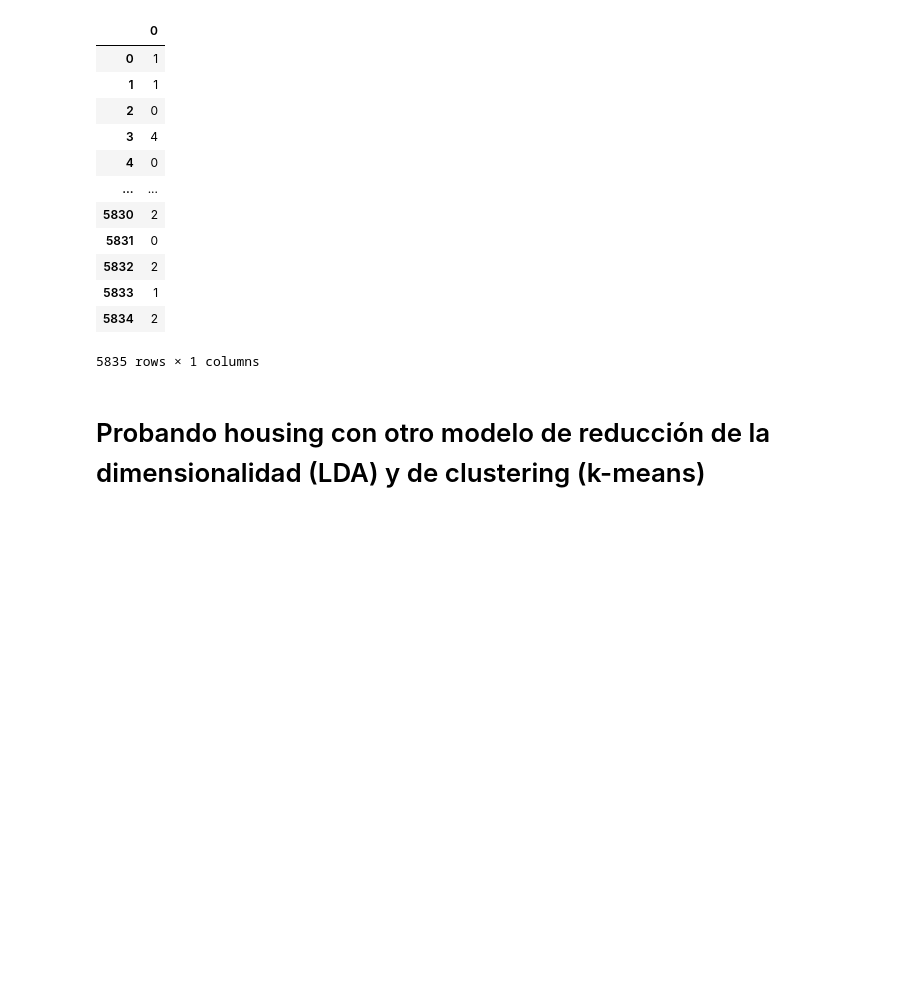
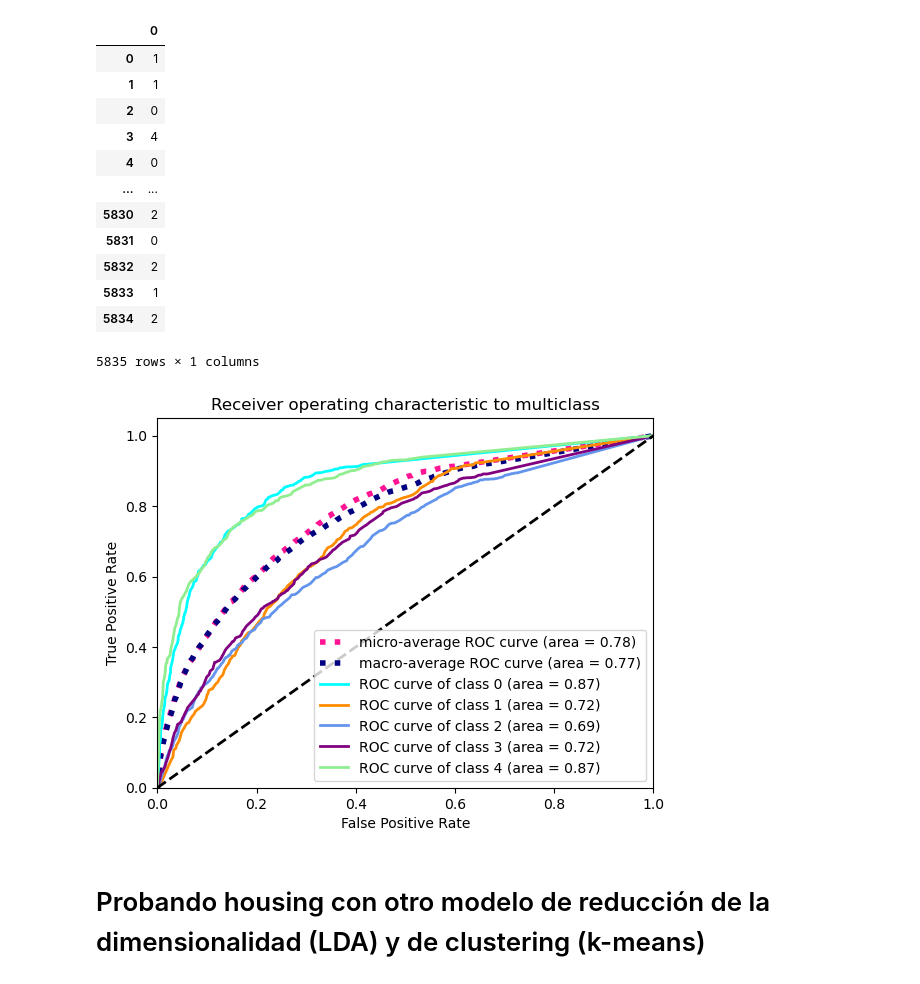
Before and after one commit to Vic263RP/MIA3-Formacion-2023-UV-AI, a Jupyter notebook: B1_HerramientasParaIA/T4_MachineLearning/Tarea4/Rodriguez_Part_Victor.ipynb, the cells around one changed output. Saved outputs shown, nothing was run; the diff lists cells and outputs as text; code cells hidden in the pictures; blank space fills up the shorter version.

```diff
--- a/B1_HerramientasParaIA/T4_MachineLearning/Tarea4/Rodriguez_Part_Victor.ipynb
+++ b/B1_HerramientasParaIA/T4_MachineLearning/Tarea4/Rodriguez_Part_Victor.ipynb
@@ -361,6 +448,12 @@ pd.DataFrame(pipeline_housing.predecir(pipeline_housing.test_reducido))
 | 5833 | 1 |
 | 5834 | 2 |
 5835 rows × 1 columns
+# %%
+X = pd.DataFrame(pipeline_housing.test_reducido)
+y = pipeline_housing.test.loc[:,'median_house_value']
+pipeline_housing.summary_results(X, y)
+# %% [output]
+[figure, added]
 # %% [markdown]
 # Probando housing con otro modelo de reducción de la dimensionalidad (LDA) y de clustering (k-means)
 # %%
```
Also changed, not shown: parts of 8 cells of this notebook.
